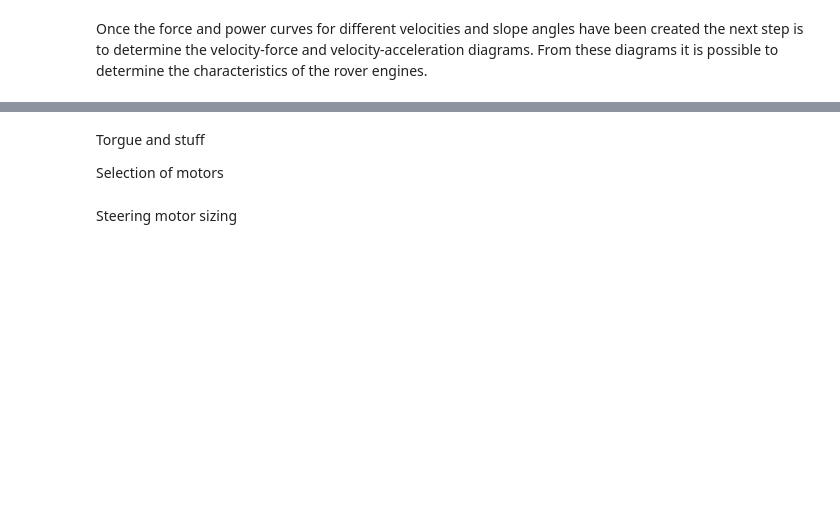
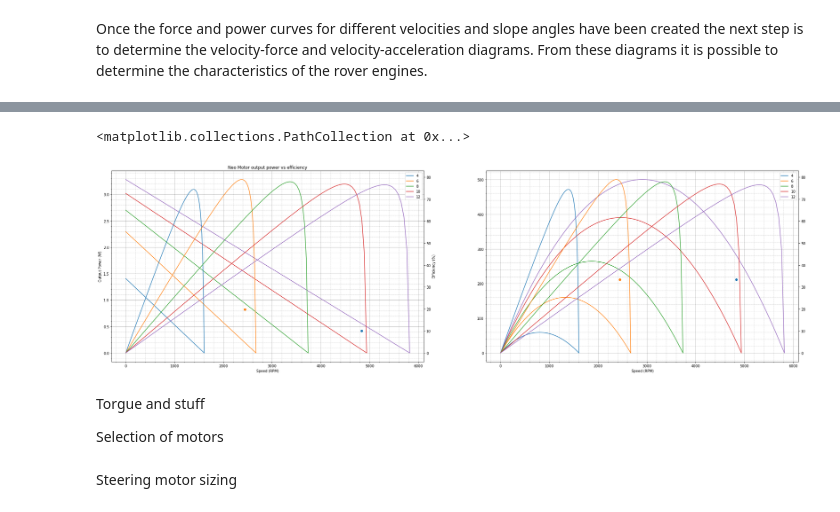
Before and after one commit to pvandervelde/zinger, a Jupyter notebook: specs.ipynb, the cells around one changed output, grey strips where cells are left out. Cells and saved outputs as stored; diff of their text form; code cells hidden in the pictures; blank space fills up the shorter version.

Commit message:
refactoring the motor calculation files to use the neo motor curves

```diff
--- a/specs.ipynb
+++ b/specs.ipynb
@@ -10,5 +10,8 @@ import matplotlib.pyplot as plt
 import numpy as np
 import pandas as pd
 
+from robot_functions import *
+from crate_rover_specs import *
 
-from robot_functions import *
+rover_specs = RoverSpecification()
+rover = Rover(rover_specs)
@@ -69,10 +17,0 @@ part sizings are determined by the size of the cargo.
-# %%
-# Chassis
-rover_wheel = RoverWheel(0.075)
-rover_chassis = RoverChassis(
-    BoundingBox(0.6, cargo.bounding_box.width_in_meters + 0.05, rover_wheel.radius_in_meters * 2 + 0.10),
-    20.0,
-    4,
-    rover_wheel)
-
-rover = Rover(rover_chassis, cargo)
@@ -481,3 +190,59 @@ axs[1].grid(which='minor', linestyle=':', linewidth='0.5', color='black')
+# %%
+dataframes = []
+for motor_name in ['neo']:
+    for voltage in [4, 6, 8, 10, 12]:
+        file_name = f'data/motor-curves/{motor_name}/MotorCurve-{voltage}V.csv'
+        dataframe = pd.read_csv(file_name)
+        dataframe['voltage'] = voltage
+        dataframe['name'] = motor_name
+        dataframes.append(dataframe)
+
+neo_motor_curves = pd.concat(dataframes)
+neo_motor_curves.set_index('Speed (RPM)', inplace=True)
+
+fig, ax_group = plt.subplots(1, 2, figsize=(35, 10), sharex=False)
+
+# unpack all the axes subplots
+figures = ax_group.ravel()
+
+fig1_eff = figures[0].twinx()
+fig2_eff = figures[1].twinx()
+
+figures[0].set_title('Neo Motor torgue vs efficiency')
+
+figures[0].set_xlabel('Speed (RPM)')
+figures[0].set_ylabel('Torque (Nm)')
+fig1_eff.set_ylabel('Efficiency (%)')
+
+#neo_motor_curves.set_index('Speed (RPM)', inplace=True)
+neo_motor_curves.groupby('voltage')['Torque (Nm)'].plot(ax=figures[0], legend=True)
+figures[0].set_axisbelow(True)
+figures[0].minorticks_on()
+figures[0].grid(which='major', linestyle='-', linewidth='0.5', color='black', alpha=0.5)
+figures[0].grid(which='minor', linestyle=':', linewidth='0.5', color='black', alpha=0.5)
+neo_motor_curves.groupby('voltage')['Efficiency (%)'].plot(ax=fig1_eff, legend=True)
+
+figures[0].scatter(motor_geared_requirements['rotation speed (RPM)'][0], motor_geared_requirements['torque - geared (Nm)'][0], label='flat')
+figures[0].scatter(motor_geared_requirements['rotation speed (RPM)'][1], motor_geared_requirements['torque - geared (Nm)'][1], label='slope')
+
+figures[0].set_title('Neo Motor output power vs efficiency')
+
+figures[0].set_xlabel('Speed (RPM)')
+figures[0].set_ylabel('Output Power (W)')
+fig1_eff.set_ylabel('Efficiency (%)')
+
+neo_motor_curves.groupby('voltage')['Output Power (W)'].plot(ax=figures[1], legend=True)
+figures[1].set_axisbelow(True)
+figures[1].minorticks_on()
+figures[1].grid(which='major', linestyle='-', linewidth='0.5', color='black', alpha=0.5)
+figures[1].grid(which='minor', linestyle=':', linewidth='0.5', color='black', alpha=0.5)
+neo_motor_curves.groupby('voltage')['Efficiency (%)'].plot(ax=fig2_eff, legend=True)
+
+figures[1].scatter(motor_geared_requirements['rotation speed (RPM)'][0], motor_geared_requirements['power - geared (W)'][0], label='flat')
+figures[1].scatter(motor_geared_requirements['rotation speed (RPM)'][1], motor_geared_requirements['power - geared (W)'][1], label='slope')
+# %% [output]
+<matplotlib.collections.PathCollection at 0x...>
+[figure, added]
 # %% [markdown]
 Torgue and stuff
 
```
Also changed, not shown: parts of 18 cells of this notebook, 2 other files.
